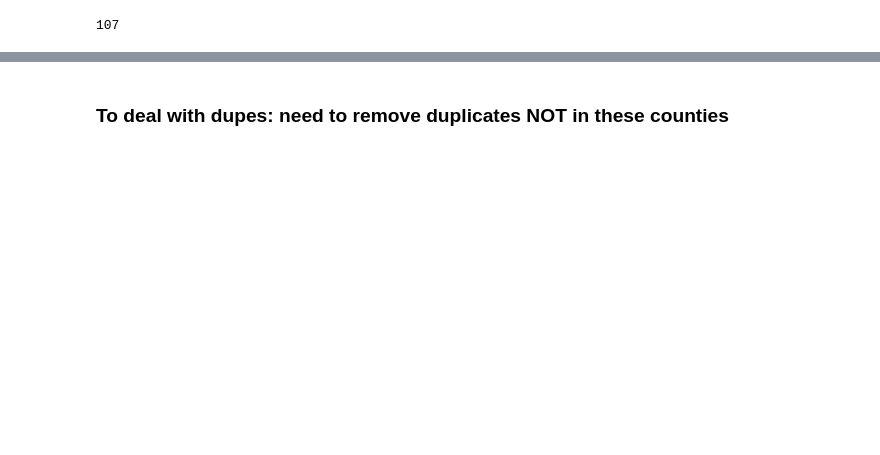
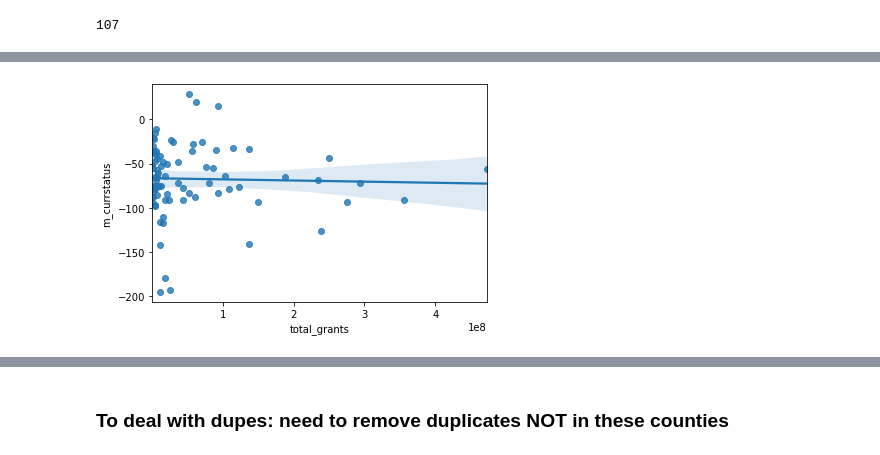
Before and after one commit to fiendskrah/finalcapstone, a Jupyter notebook: project.ipynb, the cells around one changed output, grey strips where cells are left out. Drawn from its saved outputs; the diff is of its cells as text; code cells hidden in the pictures; blank space fills up the shorter version.

```diff
--- a/project.ipynb
+++ b/project.ipynb
@@ -905,0 +909,5 @@ ValueError: operands could not be broadcast together with shapes (1,99) (1,107)
+# %%
+sns.regplot(x='total_grants', y='m_currstatus', data=control);
+# control group - total grants' effects on current math scores
+# %% [output]
+[figure, added]
```
Also changed, not shown: parts of 69 cells of this notebook, 1 other file.
